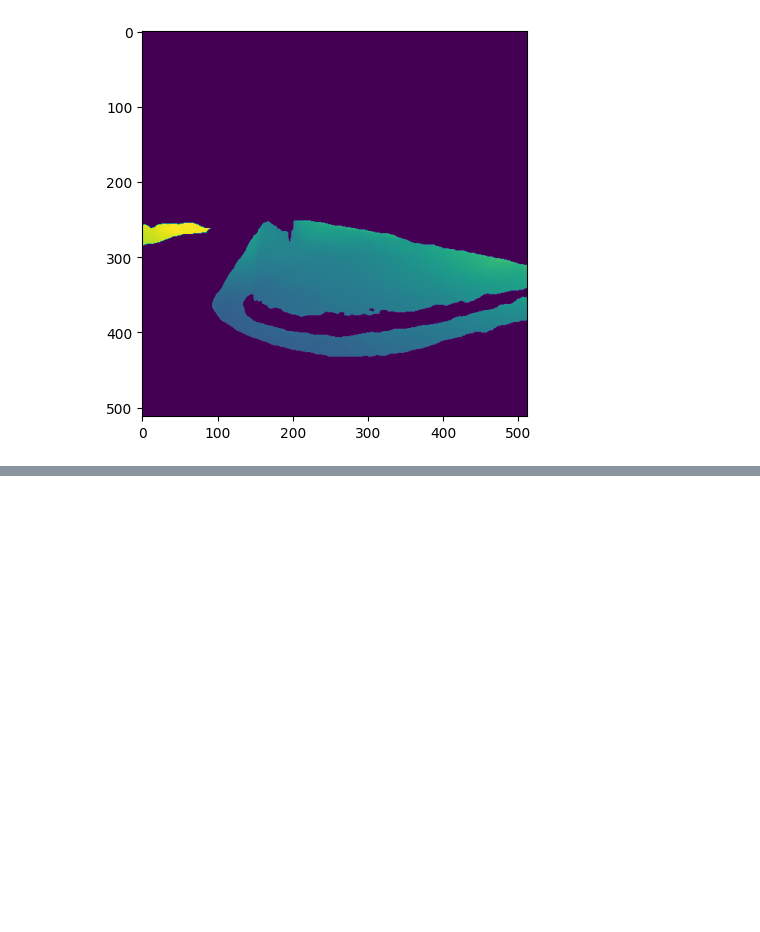
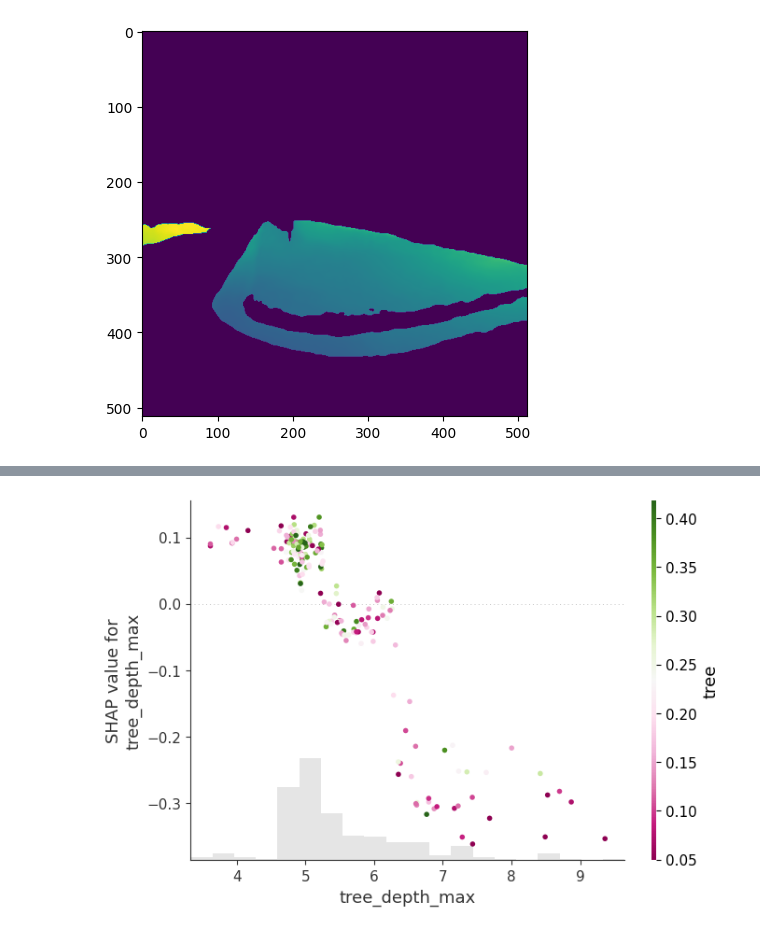
Before and after one commit to MMHHRR/Perception_distance, a Jupyter notebook: code/restoration_depth.ipynb, the cells around one changed output, grey strips where cells are left out. Saved outputs shown, nothing was run; the diff lists cells and outputs as text; code cells hidden in the pictures; blank space fills up the shorter version.

```diff
--- a/code/restoration_depth.ipynb
+++ b/code/restoration_depth.ipynb
@@ -92,0 +411,4 @@ plt.imshow(prediction * mask)
+# %%
+shap.plots.scatter(shap_values[:, 4], color=shap_values[:, 10], cmap="PiYG")
+# %% [output]
+[figure, added]
```
Also changed, not shown: parts of 34 cells of this notebook.
